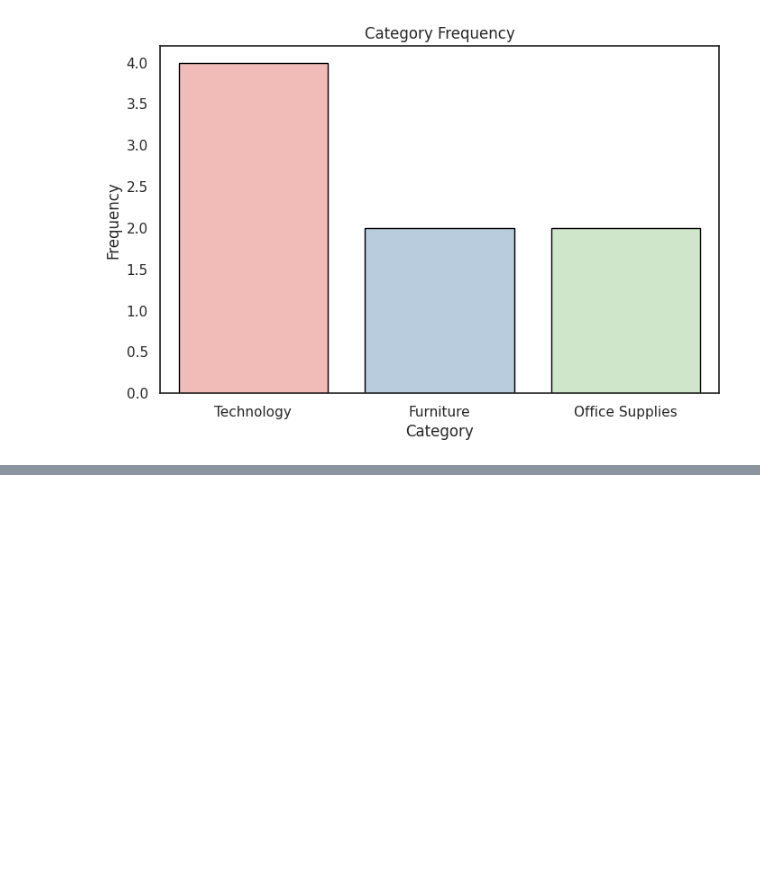
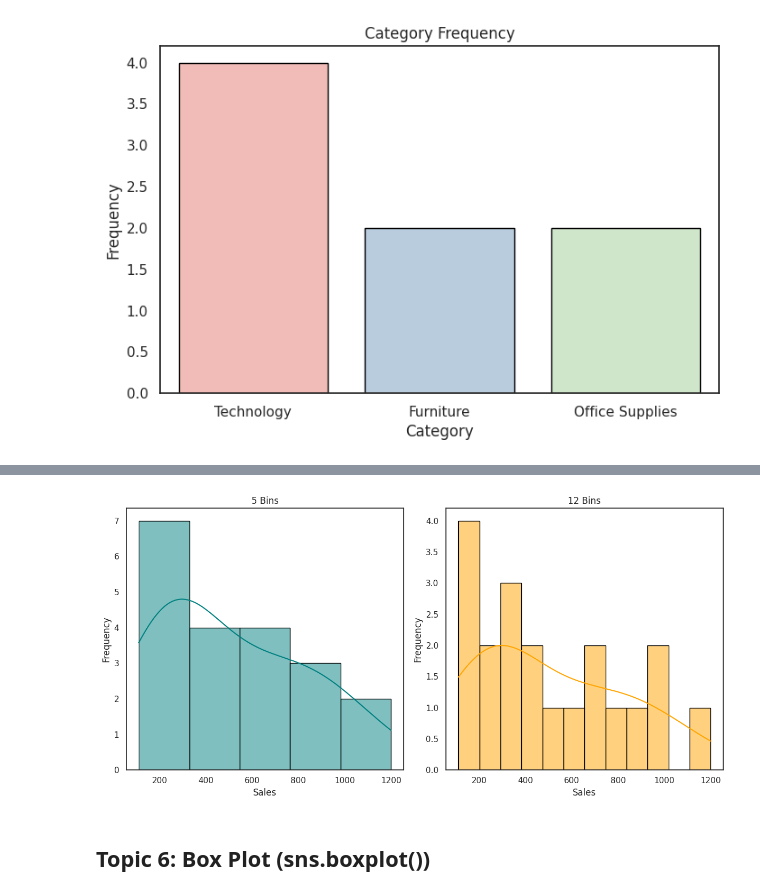
Before and after one commit to srinageswaran2006/Python-for-Data-Analysis, a Jupyter notebook: 05_Seaborn/05_Seaborn.ipynb, the cells around one changed output, grey strips where cells are left out. Cells and saved outputs as stored; diff of their text form; code cells hidden in the pictures; blank space fills up the shorter version.

```diff
--- a/05_Seaborn/05_Seaborn.ipynb
+++ b/05_Seaborn/05_Seaborn.ipynb
@@ -206,0 +234,23 @@ Passing `palette` without assigning `hue` is deprecated and will be removed in v
+# %%
+#Different Bins
+
+plt.figure(figsize=(12,6))
+
+plt.subplot(1,2,1)
+sns.histplot(data=sales_df, x="Sales", kde=True, bins=5, color="teal", edgecolor="black")
+plt.title("5 Bins")
+plt.xlabel("Sales")
+plt.ylabel("Frequency")
+
+plt.subplot(1,2,2)
+sns.histplot(data=sales_df, x='Sales', kde=True, bins=12, color="orange", edgecolor="black")
+plt.title("12 Bins")
+plt.xlabel("Sales")
+plt.ylabel("Frequency")
+
+plt.tight_layout()
+plt.show()
+# %% [output]
+[figure, added]
+# %% [markdown]
+## **Topic 6: Box Plot (sns.boxplot())**
```
Also changed, not shown: parts of 46 cells of this notebook.
